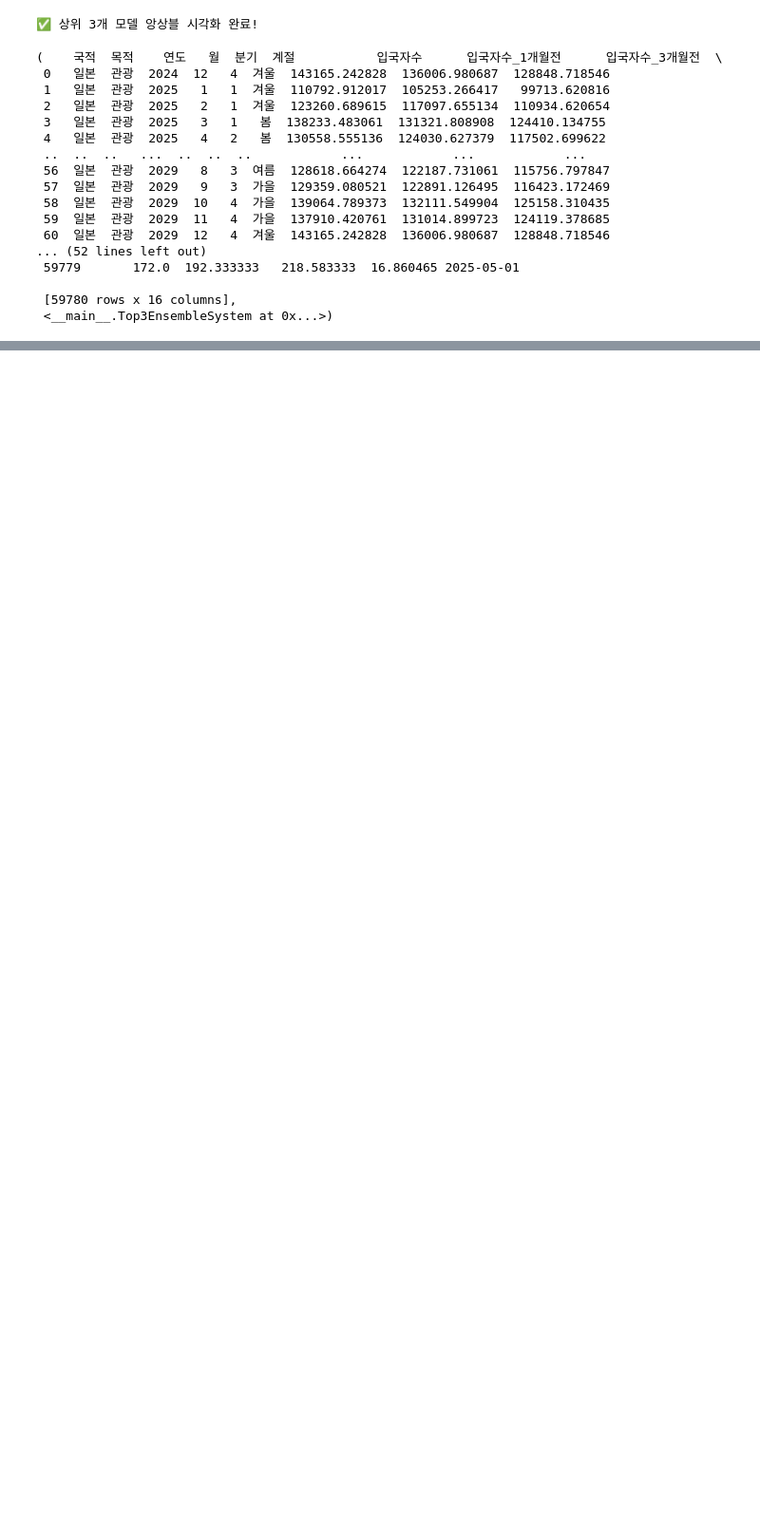
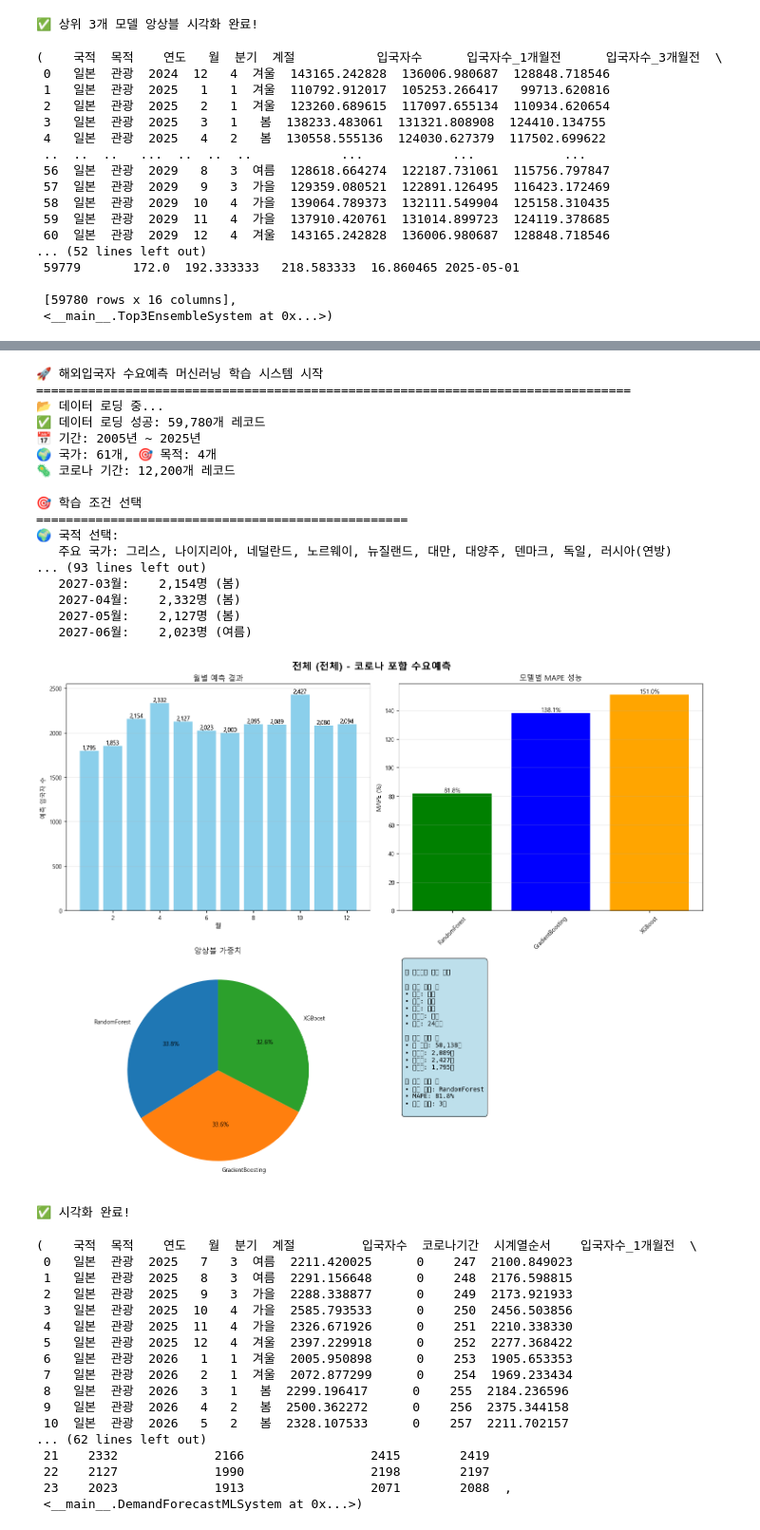
Before and after one commit to codingSsakAi/1stProject, a Jupyter notebook: jun/모델링/머닝러신 실제 모델링.ipynb, the cells around one changed output, grey strips where cells are left out. Shown at 95% size. Saved outputs shown, nothing was run; the diff lists cells and outputs as text; code cells hidden in the pictures; blank space fills up the shorter version.

```diff
--- a/jun/모델링/머닝러신 실제 모델링.ipynb
+++ b/jun/모델링/머닝러신 실제 모델링.ipynb
@@ -6673,0 +12008,39 @@ interactive_top3_forecast()
+# %%
+run_demand_forecast()
+# %% [output]
+🚀 해외입국자 수요예측 머신러닝 학습 시스템 시작
+================================================================================
+📂 데이터 로딩 중...
+✅ 데이터 로딩 성공: 59,780개 레코드
+📅 기간: 2005년 ~ 2025년
+🌍 국가: 61개, 🎯 목적: 4개
+🦠 코로나 기간: 12,200개 레코드
+
+🎯 학습 조건 선택
+==================================================
+🌍 국적 선택:
+   주요 국가: 그리스, 나이지리아, 네덜란드, 노르웨이, 뉴질랜드, 대만, 대양주, 덴마크, 독일, 러시아(연방)
+... (93 lines left out)
+   2027-03월:    2,154명 (봄)
+   2027-04월:    2,332명 (봄)
+   2027-05월:    2,127명 (봄)
+   2027-06월:    2,023명 (여름)
+[figure, added]
+✅ 시각화 완료!
+(    국적  목적    연도   월  분기  계절         입국자수  코로나기간  시계열순서    입국자수_1개월전  \
+ 0   일본  관광  2025   7   3  여름  2211.420025      0    247  2100.849023
+ 1   일본  관광  2025   8   3  여름  2291.156648      0    248  2176.598815
+ 2   일본  관광  2025   9   3  가을  2288.338877      0    249  2173.921933
+ 3   일본  관광  2025  10   4  가을  2585.793533      0    250  2456.503856
+ 4   일본  관광  2025  11   4  가을  2326.671926      0    251  2210.338330
+ 5   일본  관광  2025  12   4  겨울  2397.229918      0    252  2277.368422
+ 6   일본  관광  2026   1   1  겨울  2005.950898      0    253  1905.653353
+ 7   일본  관광  2026   2   1  겨울  2072.877299      0    254  1969.233434
+ 8   일본  관광  2026   3   1   봄  2299.196417      0    255  2184.236596
+ 9   일본  관광  2026   4   2   봄  2500.362272      0    256  2375.344158
+ 10  일본  관광  2026   5   2   봄  2328.107533      0    257  2211.702157
+... (62 lines left out)
+ 21    2332             2166                 2415        2419
+ 22    2127             1990                 2198        2197
+ 23    2023             1913                 2071        2088  ,
+ <__main__.DemandForecastMLSystem at 0x...>)
```
Also changed, not shown: parts of 14 cells of this notebook, 1 other file.
